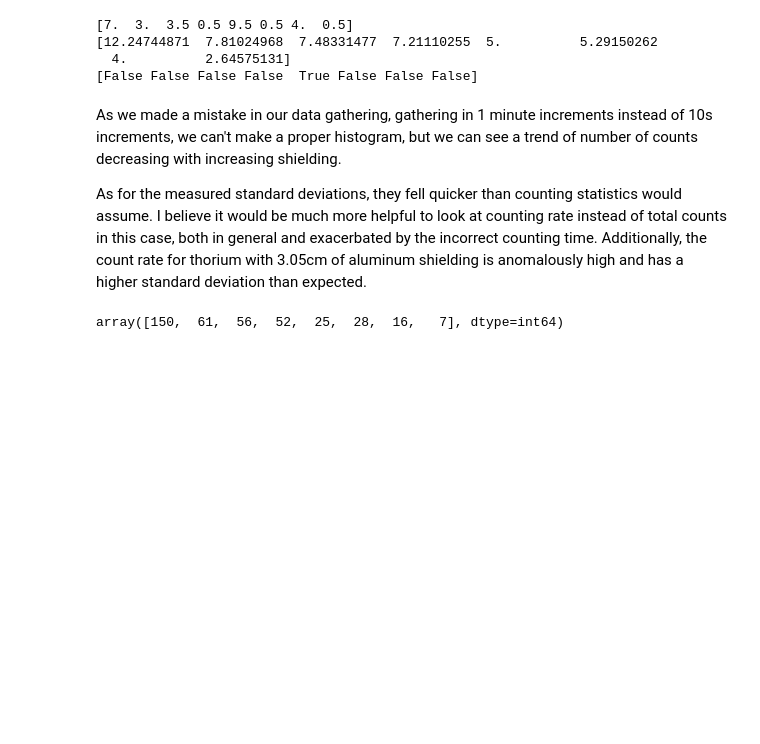
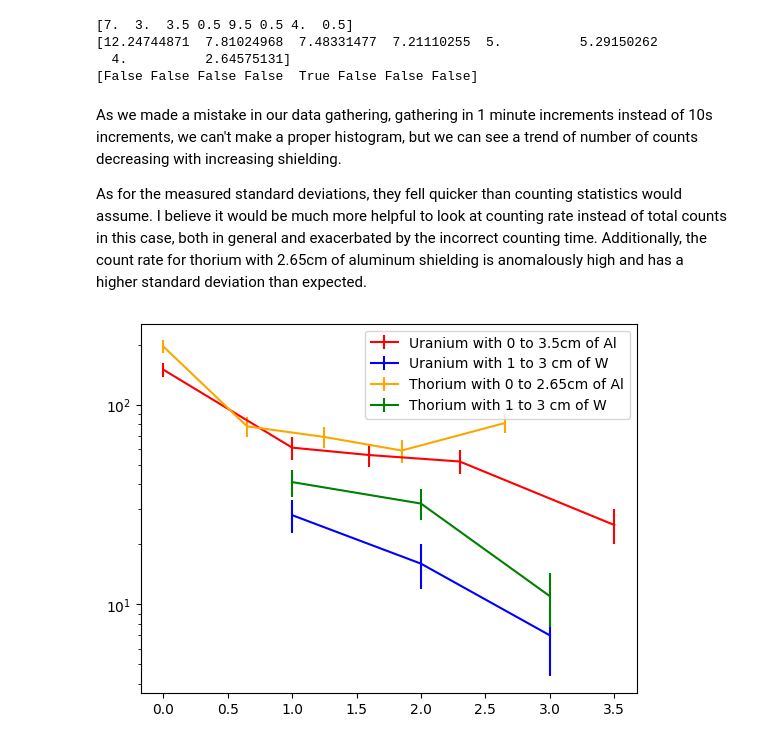
Before and after one commit to MaxJLevien/E11-Max-Alik-Arjun-, a Jupyter notebook: Week 10 Lab.ipynb, the cells around one changed output. Saved outputs shown, nothing was run; the diff lists cells and outputs as text; code cells hidden in the pictures; blank space fills up the shorter version.

```diff
--- a/Week 10 Lab.ipynb
+++ b/Week 10 Lab.ipynb
@@ -89,10 +89,28 @@ print(Thstd > Counting)
 # %% [markdown]
 As we made a mistake in our data gathering, gathering in 1 minute increments instead of 10s increments, we can't make a proper histogram, but we can see a trend of number of counts decreasing with increasing shielding.
 
-As for the measured standard deviations, they fell quicker than counting statistics would assume. I believe it would be much more helpful to look at counting rate instead of total counts in this case, both in general and exacerbated by the incorrect counting time. Additionally, the count rate for thorium with 3.05cm of aluminum shielding is anomalously high and has a higher standard deviation than expected.
+As for the measured standard deviations, they fell quicker than counting statistics would assume. I believe it would be much more helpful to look at counting rate instead of total counts in this case, both in general and exacerbated by the incorrect counting time. Additionally, the count rate for thorium with 2.65cm of aluminum shielding is anomalously high and has a higher standard deviation than expected.
-# %%
-UCounts = np.sum(Ulist, axis = 1)
-ThCounts = np.sum(Thlist, axis = 1)
-UCounts
-# %% [output]
-array([150,  61,  56,  52,  25,  28,  16,   7], dtype=int64)
+# %%
+UCounts = np.sum(Ulist, axis = 1)
+ThCounts = np.sum(Thlist, axis = 1)
+UErr = np.sqrt(UCounts)
+ThErr = np.sqrt(ThCounts)
+
+UAlX = np.array([0, 1, 1.6, 2.3, 3.5])
+UWX = np.array([1,2,3])
+ThAlX = np.array([0, 0.65, 1.25, 1.85, 2.65])
+ThWX = np.array([1,2,3])
+# %%
+fig = plt.figure()
+ax1 = plt.axes()
+
+ax1.errorbar(UAlX, UCounts[0:5], UErr[0:5], color = 'red', label = 'Uranium with 0 to 3.5cm of Al')
+ax1.errorbar(UWX, UCounts[5:], UErr[5:], color = 'blue', label = 'Uranium with 1 to 3 cm of W')
+ax1.errorbar(ThAlX, ThCounts[0:5], ThErr[0:5], color = 'orange', label = 'Thorium with 0 to 2.65cm of Al')
+ax1.errorbar(ThWX, ThCounts[5:], ThErr[5:], color = 'green', label = 'Thorium with 1 to 3 cm of W')
+ax1.set(yscale = 'log')
+
+plt.legend()
+plt.show()
+# %% [output]
+[figure, added]
```
Also changed, not shown: parts of 4 cells of this notebook.
